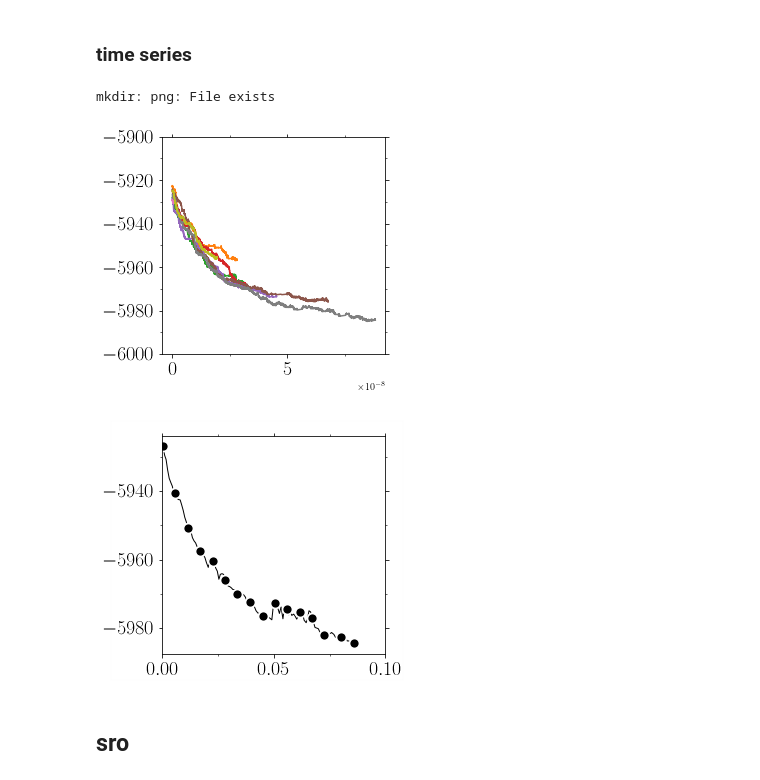
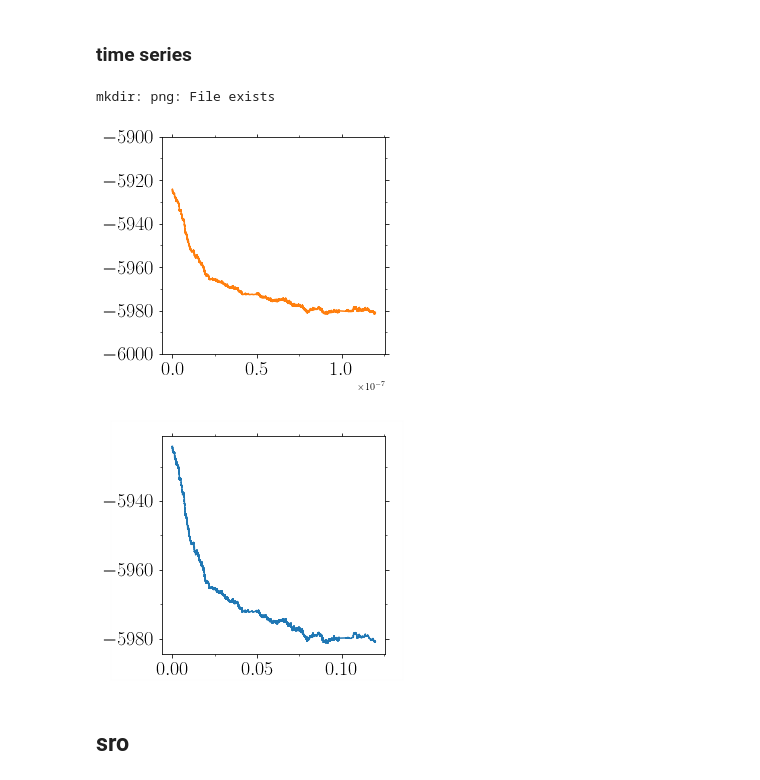
Before and after one commit to kkarimi62/vacancyDiffusion, a Jupyter notebook: postproc/postproc.ipynb, the cells around one changed output. Saved outputs shown, nothing was run; the diff lists cells and outputs as text; code cells hidden in the pictures.

```diff
--- a/postproc/postproc.ipynb
+++ b/postproc/postproc.ipynb
@@ -3332,17 +3332,17 @@ if not eval(confParser['flags']['RemoteMachine']):
     pref = 1e6
 
     temp = Temperature(
-        [1000],[list(range(8))],
+        [1000],[[4]],
 #        verbose=True
                      )
     #--- parse data
 #    temp.Parse(['./msd/msd.txt'])
-    temp.Parse( list(map(lambda x:'sro/nicocr/kmc/NiCoCrNatom1KTemp%sK/Run%s/msd/timeseries.txt'%(x[0],x[1]),
+    temp.Parse( list(map(lambda x:'energyTimeseries/nicocr/kmc/NiCoCrNatom1KTemp%sK/Run%s/msd/timeseries.txt'%(x[0],x[1]),
 #    temp.Parse( list(map(lambda x:'NiNatom1KTemp%sK/Run%s/msd/timeseries.txt'%(x[0],x[1]),
                         temp.temps_runs ))
               )
 
-    temp.EnsAverage(n_bins_per_decade=128,
+    temp.EnsAverage(n_bins_per_decade=10000,
                     col_x = 3, col_y = 1,
                    )
 
@@ -3353,37 +3353,37 @@ if not eval(confParser['flags']['RemoteMachine']):
     count = 0
     ax = utl.PltErr(None,None,Plot=False)
     for irun in temp.nrun[0]:
         xdata=temp.data[count][::2,3]
         ydata=temp.data[count][::2,1]
 
         utl.PltErr(xdata, ydata,
                   attrs={'fmt':'-'},
                    ax=ax,
                    Plot=False,
     #                xscale='log' ,
                      ylim=(-6000,-5900),
                   )
         count += 1
 
 
     timesteps = temp.data_averaged[1000][:,0]
     wc = temp.data_averaged[1000][:,1]
     yerr = temp.data_averaged[1000][:,2]
 
     ax = utl.PltErr(None,None,Plot=False)
     utl.PltErr(pref*timesteps,wc,yerr=yerr,
 #                ylim=(-6000,-5900),
-               xlim=(0,0.1),
+#                xlim=(0,0.1),
                 Plot=False,
                 ax=ax,
-                attrs=symbols.GetAttrs(count=0,nevery=8),
+                attrs={'fmt':'-','color':'C0'},#symbols.GetAttrs(count=0,nevery=8),
                title='png/energy_timeseries_nicocr.png',
                  DrawFrame=DRAW_FRAME,
              )
 # %% [output]
 mkdir: png: File exists
-[figure, old version]
+[figure, new version]
-[figure, old version]
+[figure, new version]
 # %% [markdown]
 ## sro
 # %%
```
Also changed, not shown: parts of 2 cells of this notebook, 1 other file.
